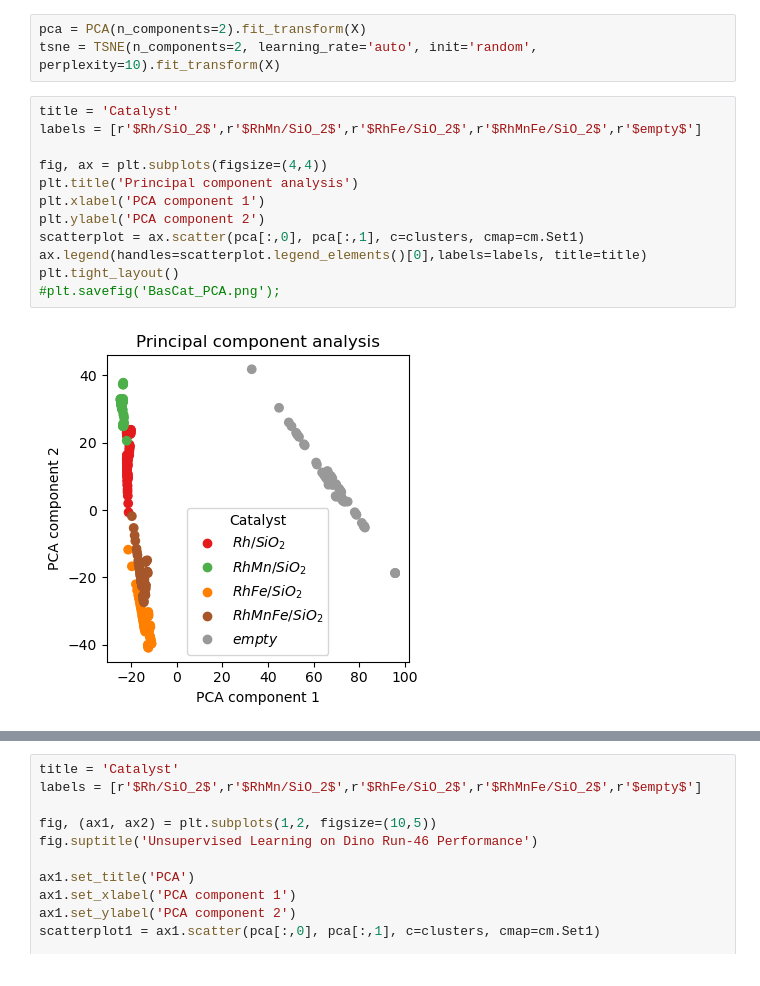
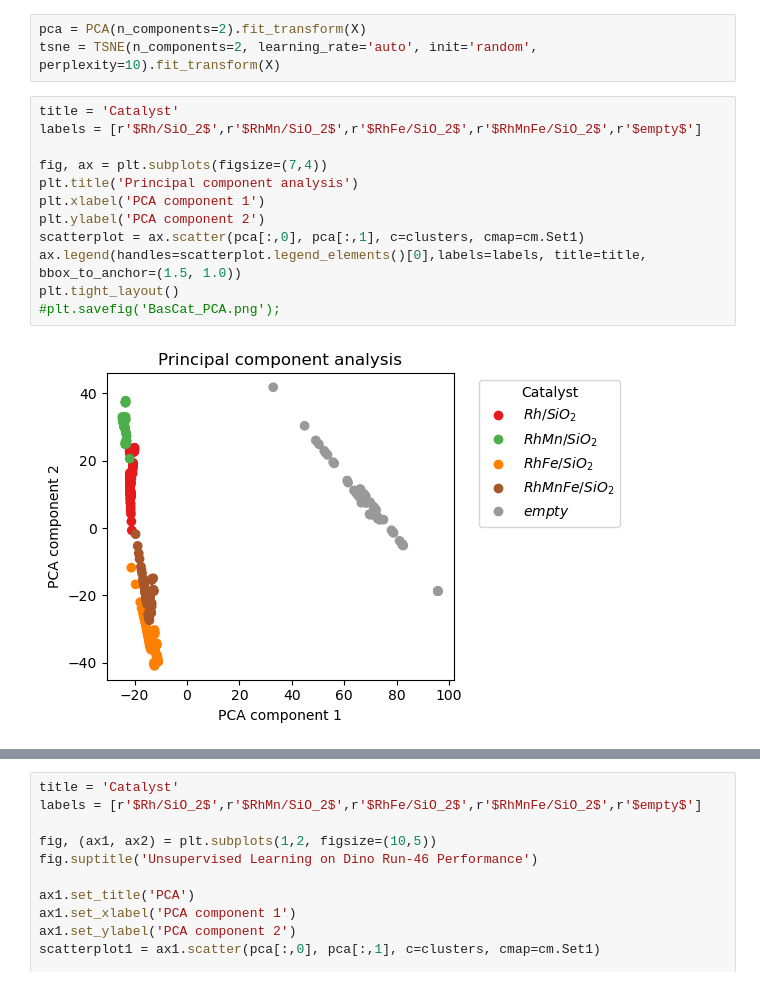
Before and after one commit to nfdi4cat/NFDI4Cat_AITools_DinoRun, a Jupyter notebook: BasCat_DataInspection.ipynb, the cells around one changed output, grey strips where cells are left out. Cells and saved outputs as stored; diff of their text form.

```diff
--- a/BasCat_DataInspection.ipynb
+++ b/BasCat_DataInspection.ipynb
@@ -49,17 +61,17 @@ tsne = TSNE(n_components=2, learning_rate='auto', init='random', perplexity=10).
 # %%
 title = 'Catalyst'
 labels = [r'$Rh/SiO_2$',r'$RhMn/SiO_2$',r'$RhFe/SiO_2$',r'$RhMnFe/SiO_2$',r'$empty$']
 
-fig, ax = plt.subplots(figsize=(4,4))
+fig, ax = plt.subplots(figsize=(7,4))
 plt.title('Principal component analysis')
 plt.xlabel('PCA component 1')
 plt.ylabel('PCA component 2')
 scatterplot = ax.scatter(pca[:,0], pca[:,1], c=clusters, cmap=cm.Set1)
-ax.legend(handles=scatterplot.legend_elements()[0],labels=labels, title=title)
+ax.legend(handles=scatterplot.legend_elements()[0],labels=labels, title=title, bbox_to_anchor=(1.5, 1.0))
 plt.tight_layout()
 #plt.savefig('BasCat_PCA.png');
 # %% [output]
-[figure, old version]
+[figure, new version]
 # %%
 title = 'Catalyst'
 labels = [r'$Rh/SiO_2$',r'$RhMn/SiO_2$',r'$RhFe/SiO_2$',r'$RhMnFe/SiO_2$',r'$empty$']
```
Also changed, not shown: parts of 35 cells of this notebook.
